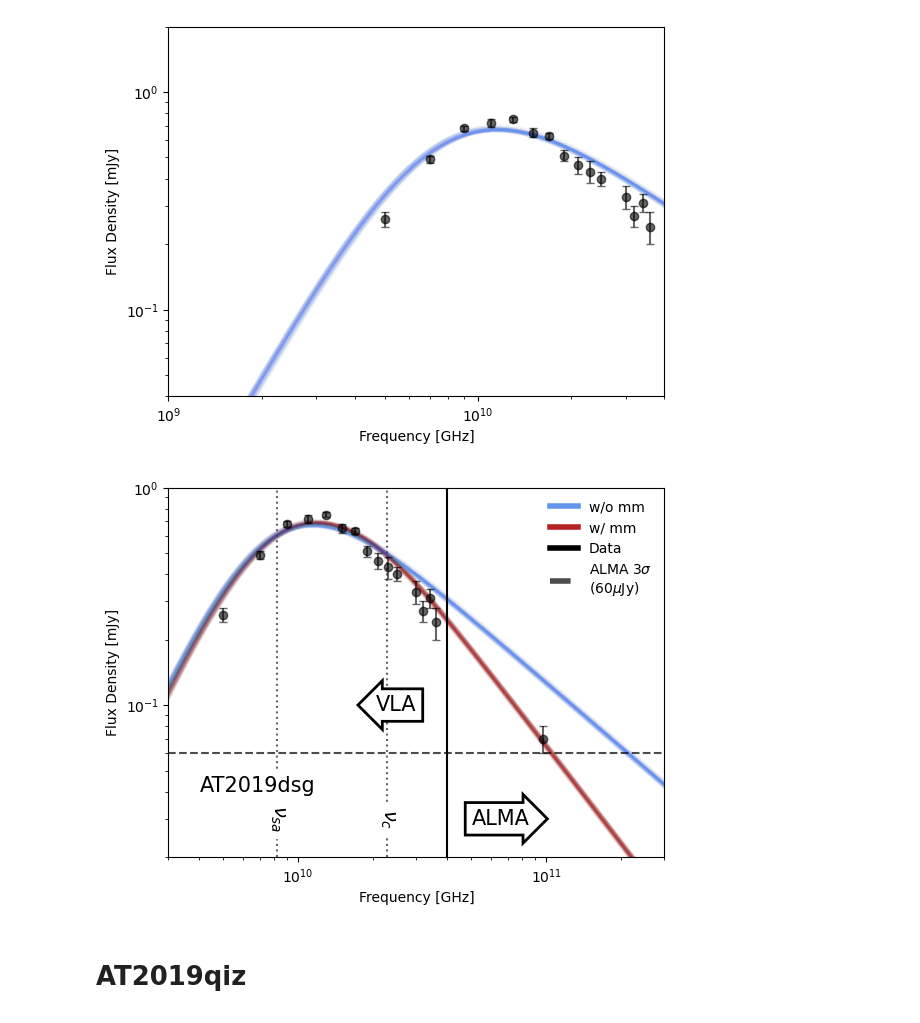
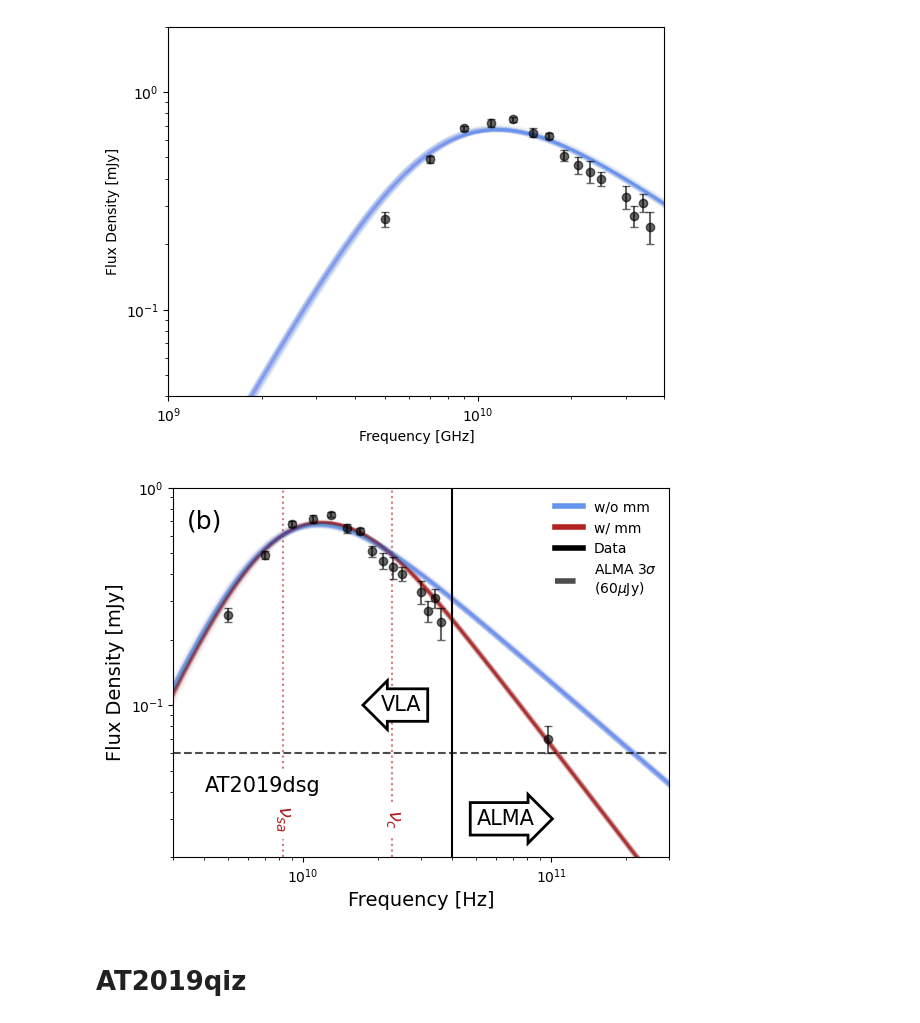
Before and after one commit to noahfranz13/SO-Classes, a Jupyter notebook: ASTR578/SEDs.ipynb, the cells around one changed output. Saved outputs shown, nothing was run; the diff lists cells and outputs as text; code cells hidden in the pictures.

Commit message:
increase label size

```diff
--- a/ASTR578/SEDs.ipynb
+++ b/ASTR578/SEDs.ipynb
@@ -461,21 +461,26 @@ for o in best:
 
 # # plot nu_c vertical line
 nu_c = 10**syncfit.analysis.get_bounds(sampler, labels=['p', 'log F_v', 'log nu_a', 'log nu_c'], discard=n//2)[0][-1]
-ax.axvline(nu_c, linestyle=':', color='k', alpha=0.6) # pulled from the printout above
+ax.axvline(nu_c, linestyle=':', color='firebrick', alpha=0.6) # pulled from the printout above
 ax.text(nu_c, 3e-2, r'$\nu_c$', fontsize=14, ha='center', va='center',
-        rotation=-90, alpha=1, backgroundcolor='w')
+        rotation=-90, alpha=1, backgroundcolor='w', color='firebrick')
 
 # # plot nu_c vertical line
 nu_a = 10**syncfit.analysis.get_bounds(sampler, labels=['p', 'log F_v', 'log nu_a', 'log nu_c'], discard=n//2)[0][-2]
-ax.axvline(nu_a, linestyle=':', color='k', alpha=0.6) # pulled from the printout above
+ax.axvline(nu_a, linestyle=':', alpha=0.6, color='firebrick') # pulled from the printout above
 ax.text(nu_a, 3e-2, r'$\nu_{sa}$', fontsize=14, ha='center', va='center',
-        rotation=-90, alpha=1, backgroundcolor='w')
+        rotation=-90, alpha=1, backgroundcolor='w', color='firebrick')
 
 best = out_nomm[-nkeep:]#[np.argsort(log_prob_nomm)[-nkeep:]]
 nus = np.arange(1e8,3e11,1e7)
 for o in best:
     res = CustomB5.SED(nus, p, *o) #
     ax.plot(nus, res, alpha=0.01, linestyle='-', color='cornflowerblue')
+
+#nu_a = 10**syncfit.analysis.get_bounds(sampler_nomm, labels=['p', 'log F_v', 'log nu_a'], discard=n//2)[0][-1]
+#ax.axvline(nu_a, linestyle=':', alpha=0.6, color='cornflowerblue') # pulled from the printout above
+#ax.text(nu_a, 3e-2, r'$\nu_{sa}$', fontsize=14, ha='center', va='center',
+#        rotation=-90, alpha=1, backgroundcolor='w', color='cornflowerblue')
 
 ax.set_ylim(2e-2, 1e0)
 ax.set_xlim(3e9, 3e11)
@@ -492,36 +497,38 @@ custom_lines = [Line2D([0], [0], color='cornflowerblue', lw=4),
                ]
 
 labels = ['w/o mm', 'w/ mm', 'Data', 'ALMA 3$\sigma$ \n(60$\mu$Jy)']
 
 ax.errorbar(ds.Frequency*1e9, ds.FluxDensity, yerr=ds.FluxDensityErr, fmt='o', alpha=0.6, color='k', capsize=3)
 
 ax.set_yscale('log')
 ax.set_xscale('log')
-ax.set_ylabel('Flux Density [mJy]')
-ax.set_xlabel('Frequency [Hz]')
+ax.set_ylabel('Flux Density [mJy]', fontsize=14)
+ax.set_xlabel('Frequency [Hz]', fontsize=14)
 
 # ax.fill_between(VLA_nus*1e9, [1e-50]*len(VLA_nus), [1000]*len(VLA_nus), label='VLA', alpha=0.2, facecolor='w', hatch="x")
 # ax.fill_between(ALMA_nus*1e9, [1e-50]*len(ALMA_nus), [1000]*len(ALMA_nus), label='ALMA', alpha=0.2, facecolor="w", hatch="|",)
 
 ax.axvline(40e9, color='k', linestyle='-')
 ax.text(30e9, 1e-1, "VLA",
         ha="right", va="center", rotation=0, size=15,
         bbox=dict(boxstyle="larrow,pad=0.3", lw=2, fc='w', ec='k')
        )
 ax.text(50e9, 3e-2, "ALMA",
         ha="left", va="center", rotation=0, size=15,
         bbox=dict(boxstyle="rarrow,pad=0.3", lw=2, fc='w', ec='k')
        )
 
+ax.text(4e9, 7e-1, '(b)', ha='center', va='center', rotation=0, size=18)
+
 ax.axhline(60e-3, linestyle='--', color='k', alpha=0.7, label='ALMA 3$\sigma$ \n(60$\mu$Jy)')
 
 ax.legend(custom_lines, labels, frameon=False, loc='upper right')
 
 ax.text(4e9, 4e-2, 'AT2019dsg', fontsize=15, backgroundcolor='w')
 
 fig.savefig('2019dsg-sed-plot.png', transparent=False, bbox_inches='tight')
 # %% [output]
-[figure, old version]
+[figure, new version]
 # %% [markdown]
 # AT2019qiz
 # %%
```
Also changed, not shown: parts of 3 cells of this notebook, 2 other files.
